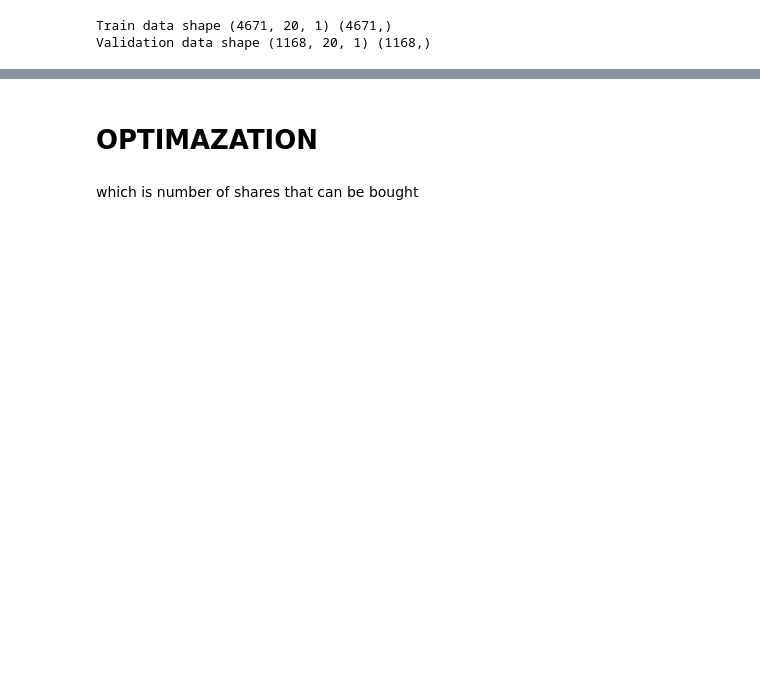
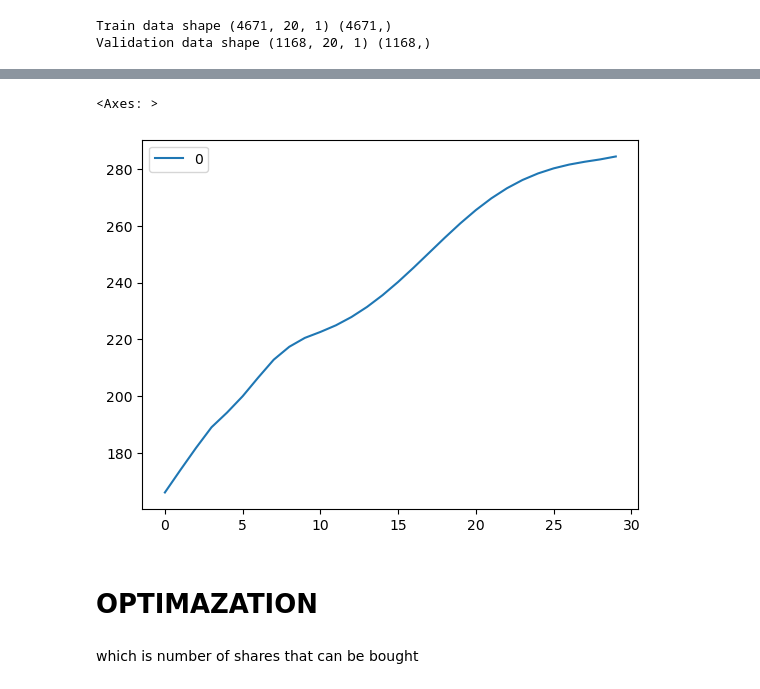
Before and after one commit to sammy429b/GOSMP, a Jupyter notebook: forecast+past.ipynb, the cells around one changed output, grey strips where cells are left out. Drawn from its saved outputs; the diff is of its cells as text; code cells hidden in the pictures; blank space fills up the shorter version.

```diff
--- a/forecast+past.ipynb
+++ b/forecast+past.ipynb
@@ -487,0 +472,4 @@ Predicted close price of the next trading day: 43.7
+# %%
+data_x_unseen, prediction
+data_unseen: list = list(data_x_unseen)
+data_unseen
@@ -487,0 +497,17 @@ Predicted close price of the next trading day: 43.7
+# %%
+preds = []
+for i in range(30):
+    data_unseen = list(data_unseen)
+
+    # dat_x_unseen = scaler.transform([prediction])
+    model.eval()
+    x = torch.tensor(data_unseen).float().to(config["training"]["device"]).unsqueeze(
+        0).unsqueeze(2)  # this is the data type and shape required, [batch, sequence, feature]
+    prediction = model(x)
+    prediction = prediction.cpu().detach().numpy()
+    # prediction = scaler.inverse_transform(prediction)[0]
+    data_unseen.append(prediction[0])
+    # print(data_unseen)
+    data_unseen.pop(0)
+    data_unseen = np.array(data_unseen)
+    preds.append(prediction)
@@ -488,3 +534,10 @@ Predicted close price of the next trading day: 43.7
+# %%
+r = scaler.inverse_transform(preds)
 # %%
-timed_df
+df = pd.DataFrame(r)
+# %%
+df.plot()
+# %% [output]
+<Axes: >
+[figure, added]
 # %%
```
Also changed, not shown: parts of 15 cells of this notebook, 3 other files.
